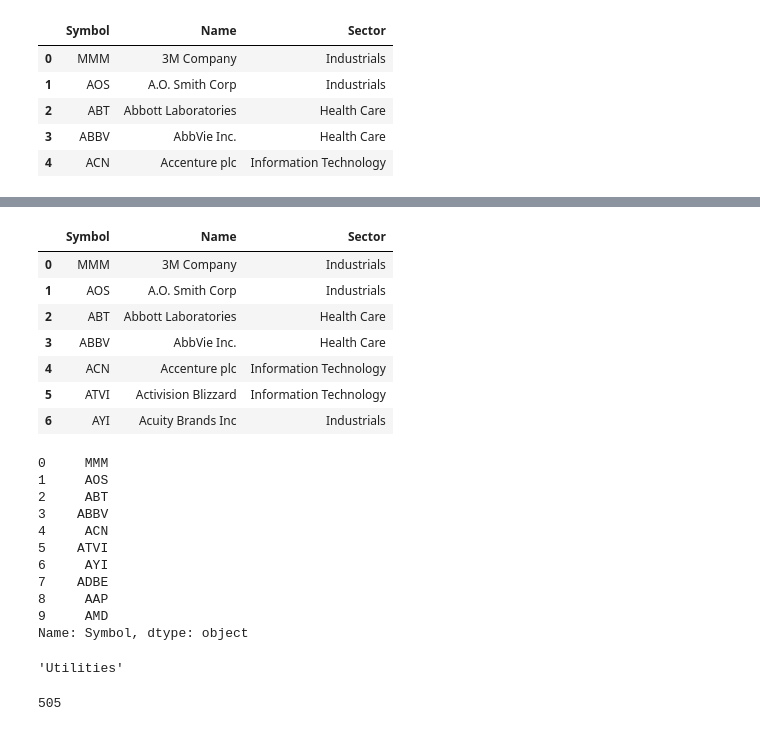
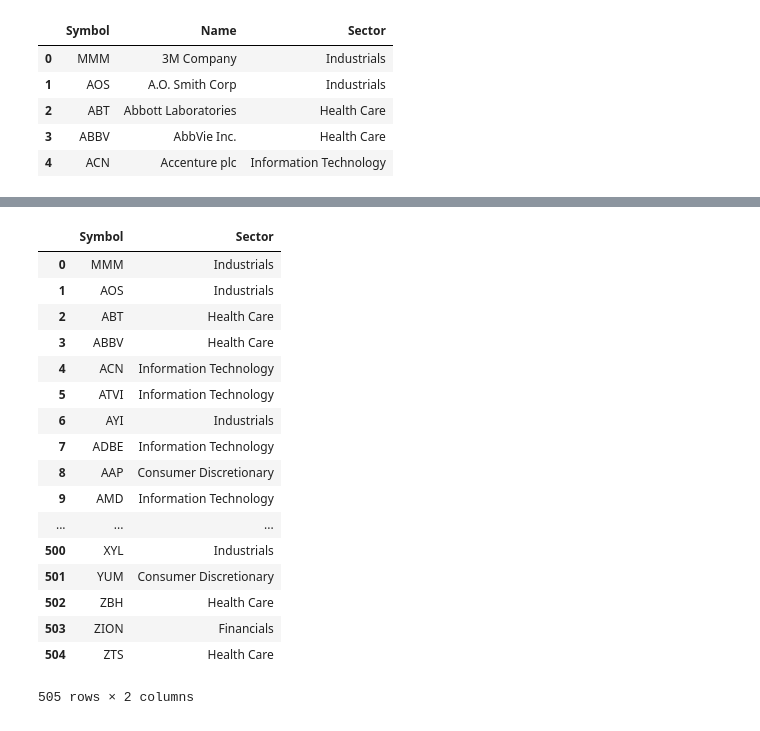
Before and after one commit to jinhub/machine_learning, a Jupyter notebook: playing_with_pandas/Untitled.ipynb, the cells around one changed output, grey strips where cells are left out. Cells and saved outputs as stored; diff of their text form; code cells hidden in the pictures.

```diff
--- a/playing_with_pandas/Untitled.ipynb
+++ b/playing_with_pandas/Untitled.ipynb
@@ -49,33 +331,23 @@ constituents_df.head()
+# %%
+constituents_df.drop('Name',axis=1,inplace=True)
 # %%
-constituents_df[:7]
+constituents_df
 # %% [output]
-|  | Symbol | Name | Sector |
-| 0 | MMM | 3M Company | Industrials |
-| 1 | AOS | A.O. Smith Corp | Industrials |
-| 2 | ABT | Abbott Laboratories | Health Care |
-| 3 | ABBV | AbbVie Inc. | Health Care |
-| 4 | ACN | Accenture plc | Information Technology |
-| 5 | ATVI | Activision Blizzard | Information Technology |
-| 6 | AYI | Acuity Brands Inc | Industrials |
+|  | Symbol | Sector |
+| 0 | MMM | Industrials |
+| 1 | AOS | Industrials |
+| 2 | ABT | Health Care |
+| 3 | ABBV | Health Care |
+| 4 | ACN | Information Technology |
+| 5 | ATVI | Information Technology |
+| 6 | AYI | Industrials |
+| 7 | ADBE | Information Technology |
+| 8 | AAP | Consumer Discretionary |
+| 9 | AMD | Information Technology |
+| ... | ... | ... |
+| 500 | XYL | Industrials |
+| 501 | YUM | Consumer Discretionary |
+| 502 | ZBH | Health Care |
+| 503 | ZION | Financials |
+| 504 | ZTS | Health Care |
+505 rows × 2 columns
-# %%
-constituents_df[:10]['Symbol']
-# %% [output]
-0     MMM
-1     AOS
-2     ABT
-3    ABBV
-4     ACN
-5    ATVI
-6     AYI
-7    ADBE
-8     AAP
-9     AMD
-Name: Symbol, dtype: object
-# %%
-constituents_df.iloc[10]['Sector']
-# %% [output]
-'Utilities'
-# %%
-constituents_df['Name'].nunique()
-# %% [output]
-505
```
Also changed, not shown: parts of 79 cells of this notebook.
